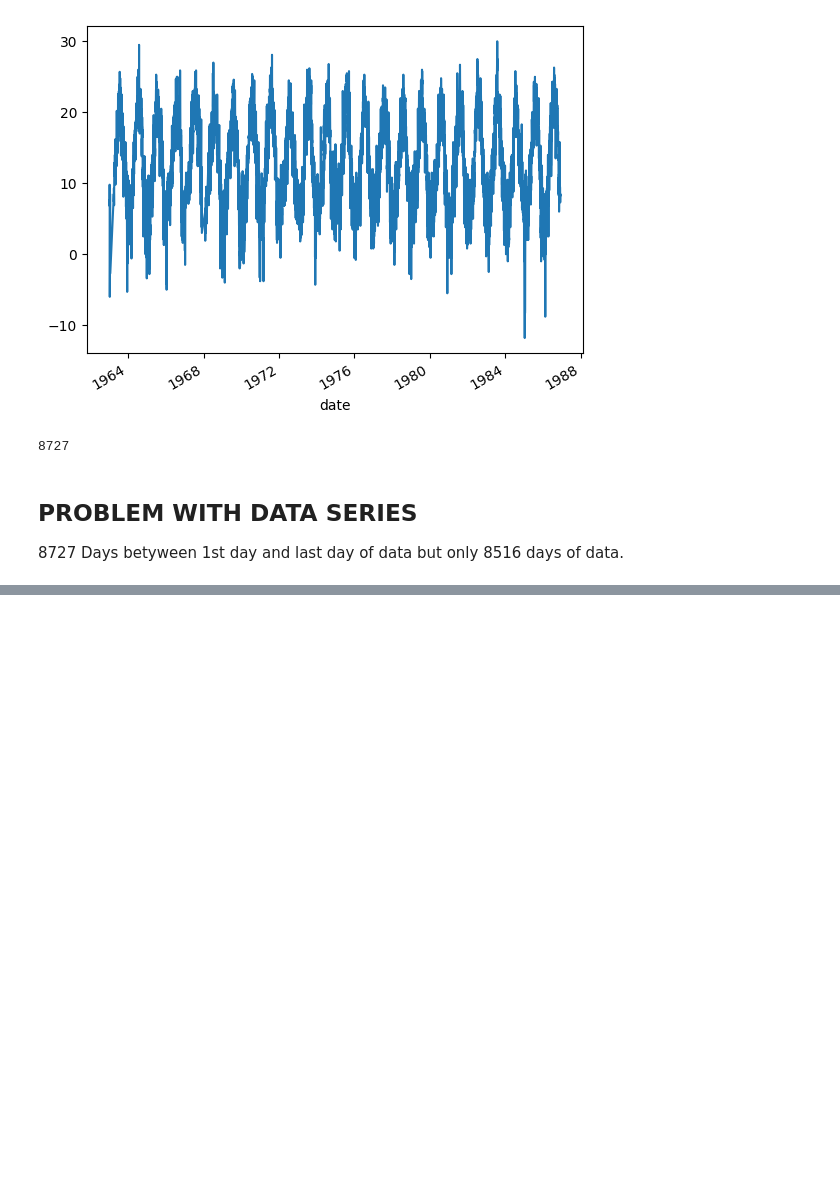
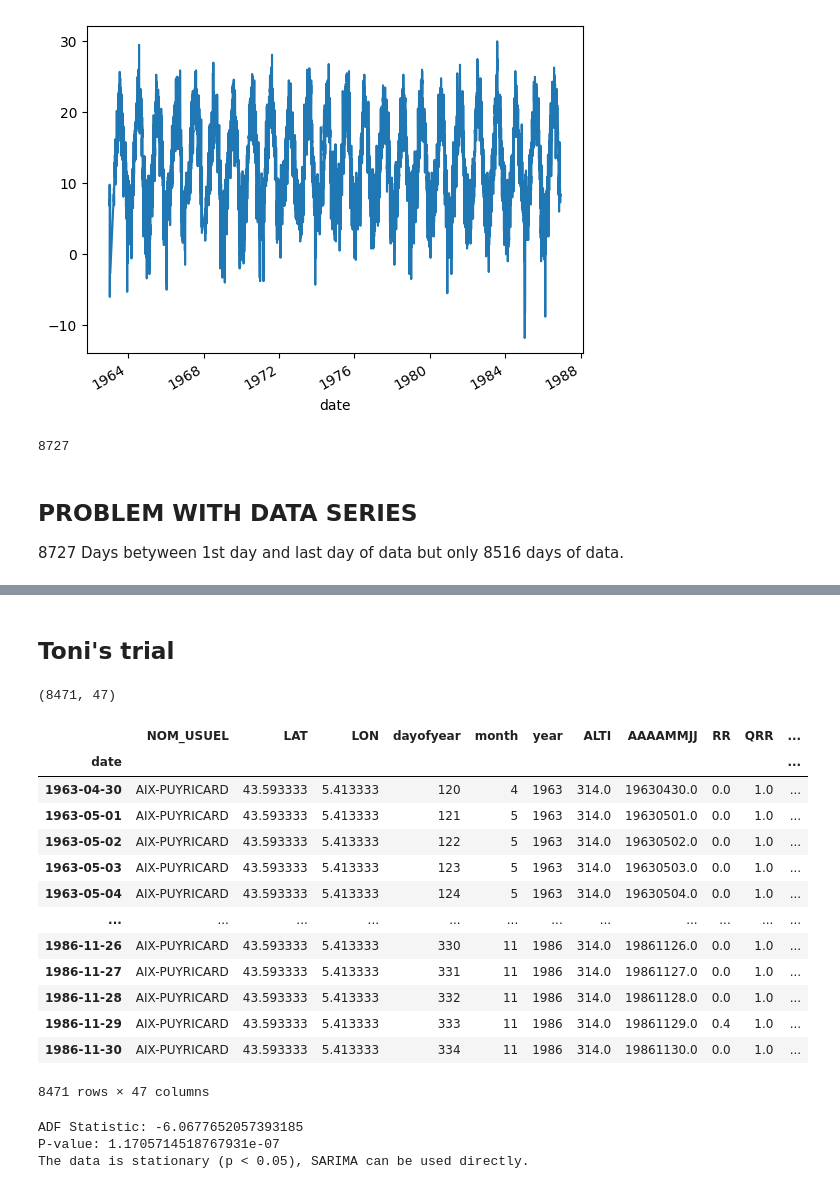
Before and after one commit to antoninolm/climate_change_project, a Jupyter notebook: notebooks/toni/EDA2_SARIMAX.ipynb, the cells around one changed output, grey strips where cells are left out. Drawn from its saved outputs; the diff is of its cells as text; code cells hidden in the pictures; blank space fills up the shorter version.

```diff
--- a/notebooks/toni/EDA2_SARIMAX.ipynb
+++ b/notebooks/toni/EDA2_SARIMAX.ipynb
@@ -237,0 +322,48 @@ plt.show()
+# %% [markdown]
+## Toni's trial
+# %%
+# Feature Engineering: Create lag features (previous day's temperature)
+for lag in range(1, 30):  # Create 30 lag days
+    df[f'temp_lag_{lag}'] = df['TNTXM'].shift(lag)
+
+# Create time-based features
+df['dayofyear'] = df.index.dayofyear
+df['month'] = df.index.month
+df['year'] = df.index.year
+
+# Drop rows with NaN values (due to lagging)
+df = df.dropna()
+
+# Drop specified columns
+df = df.drop(columns=['NUM_POSTE', 'NUM_USUEL'], errors='ignore')
+
+# Reorder columns: Move 'dayofyear', 'month', and 'year' to positions 3, 4, and 5
+cols = list(df.columns)
+cols.remove('dayofyear')
+cols.remove('month')
+cols.remove('year')
+cols.insert(3, 'dayofyear')
+cols.insert(4, 'month')
+cols.insert(5, 'year')
+df = df[cols]
+
+df.shape
+# %% [output]
+(8471, 47)
+# %%
+df
+# %% [output]
+|  | NOM_USUEL | LAT | LON | dayofyear | month | year | ALTI | AAAAMMJJ | RR | QRR | ... |
+| date |  |  |  |  |  |  |  |  |  |  | ... |
+| 1963-04-30 | AIX-PUYRICARD | 43.593333 | 5.413333 | 120 | 4 | 1963 | 314.0 | 19630430.0 | 0.0 | 1.0 | ... |
+| 1963-05-01 | AIX-PUYRICARD | 43.593333 | 5.413333 | 121 | 5 | 1963 | 314.0 | 19630501.0 | 0.0 | 1.0 | ... |
+| 1963-05-02 | AIX-PUYRICARD | 43.593333 | 5.413333 | 122 | 5 | 1963 | 314.0 | 19630502.0 | 0.0 | 1.0 | ... |
+| 1963-05-03 | AIX-PUYRICARD | 43.593333 | 5.413333 | 123 | 5 | 1963 | 314.0 | 19630503.0 | 0.0 | 1.0 | ... |
+| 1963-05-04 | AIX-PUYRICARD | 43.593333 | 5.413333 | 124 | 5 | 1963 | 314.0 | 19630504.0 | 0.0 | 1.0 | ... |
+| ... | ... | ... | ... | ... | ... | ... | ... | ... | ... | ... | ... |
+| 1986-11-26 | AIX-PUYRICARD | 43.593333 | 5.413333 | 330 | 11 | 1986 | 314.0 | 19861126.0 | 0.0 | 1.0 | ... |
+| 1986-11-27 | AIX-PUYRICARD | 43.593333 | 5.413333 | 331 | 11 | 1986 | 314.0 | 19861127.0 | 0.0 | 1.0 | ... |
+| 1986-11-28 | AIX-PUYRICARD | 43.593333 | 5.413333 | 332 | 11 | 1986 | 314.0 | 19861128.0 | 0.0 | 1.0 | ... |
+| 1986-11-29 | AIX-PUYRICARD | 43.593333 | 5.413333 | 333 | 11 | 1986 | 314.0 | 19861129.0 | 0.4 | 1.0 | ... |
+| 1986-11-30 | AIX-PUYRICARD | 43.593333 | 5.413333 | 334 | 11 | 1986 | 314.0 | 19861130.0 | 0.0 | 1.0 | ... |
+8471 rows × 47 columns
@@ -237,0 +381,17 @@ plt.show()
+# %%
+# Perform the ADF test on TNTXM (temperature column)
+adf_result = adfuller(df['TNTXM'].dropna())
+
+# Print results
+print(f"ADF Statistic: {adf_result[0]}")
+print(f"P-value: {adf_result[1]}")
+
+# Interpretation
+if adf_result[1] < 0.05:
+    print("The data is stationary (p < 0.05), SARIMA can be used directly.")
+else:
+    print("The data is non-stationary (p >= 0.05), differencing may be needed before using ARIMA.")
+# %% [output]
+ADF Statistic: -6.0677652057393185
+P-value: 1.1705714518767931e-07
+The data is stationary (p < 0.05), SARIMA can be used directly.
```
Also changed, not shown: parts of 24 cells of this notebook, 5 other files.
